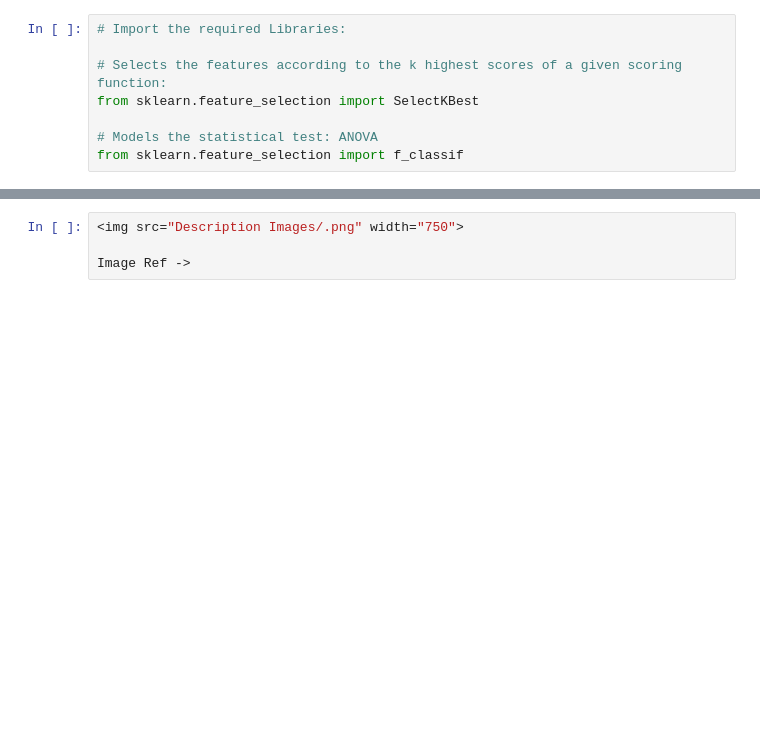
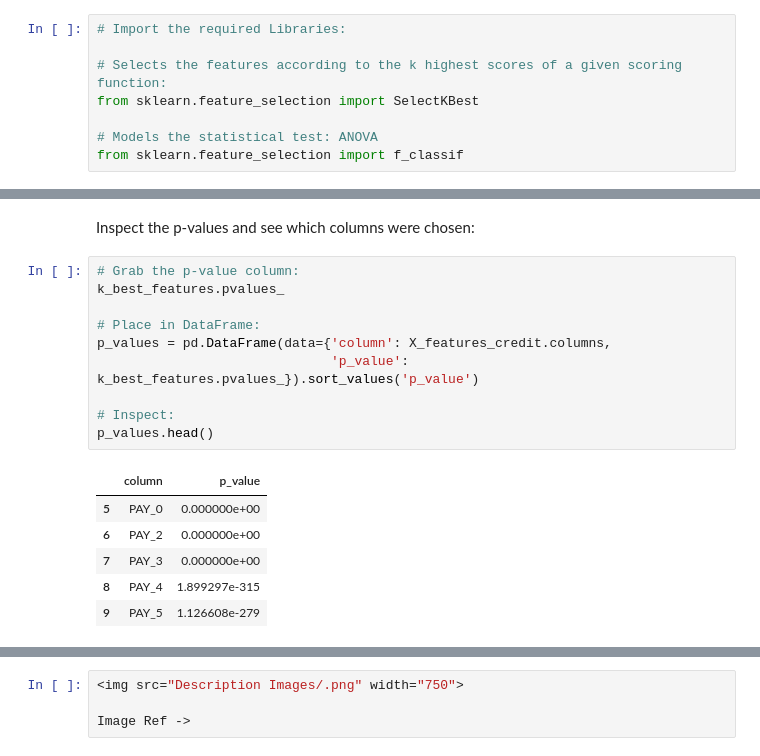
Before and after one commit to ylee9107/FeatureEngineering_myLearning, a Jupyter notebook: 3 - Feature Selection/Feature Selection.ipynb, the cells around one changed output, grey strips where cells are left out. Drawn from its saved outputs; the diff is of its cells as text; blank space fills up the shorter version.

```diff
--- a/3 - Feature Selection/Feature Selection.ipynb
+++ b/3 - Feature Selection/Feature Selection.ipynb
@@ -592,0 +617,19 @@ from sklearn.feature_selection import f_classif
+# %% [markdown]
+Inspect the p-values and see which columns were chosen:
+# %%
+# Grab the p-value column:
+k_best_features.pvalues_
+
+# Place in DataFrame:
+p_values = pd.DataFrame(data={'column': X_features_credit.columns,
+                              'p_value': k_best_features.pvalues_}).sort_values('p_value')
+
+# Inspect:
+p_values.head()
+# %% [output]
+|  | column | p_value |
+| 5 | PAY_0 | 0.000000e+00 |
+| 6 | PAY_2 | 0.000000e+00 |
+| 7 | PAY_3 | 0.000000e+00 |
+| 8 | PAY_4 | 1.899297e-315 |
+| 9 | PAY_5 | 1.126608e-279 |
```
Also changed, not shown: parts of 17 cells of this notebook.
